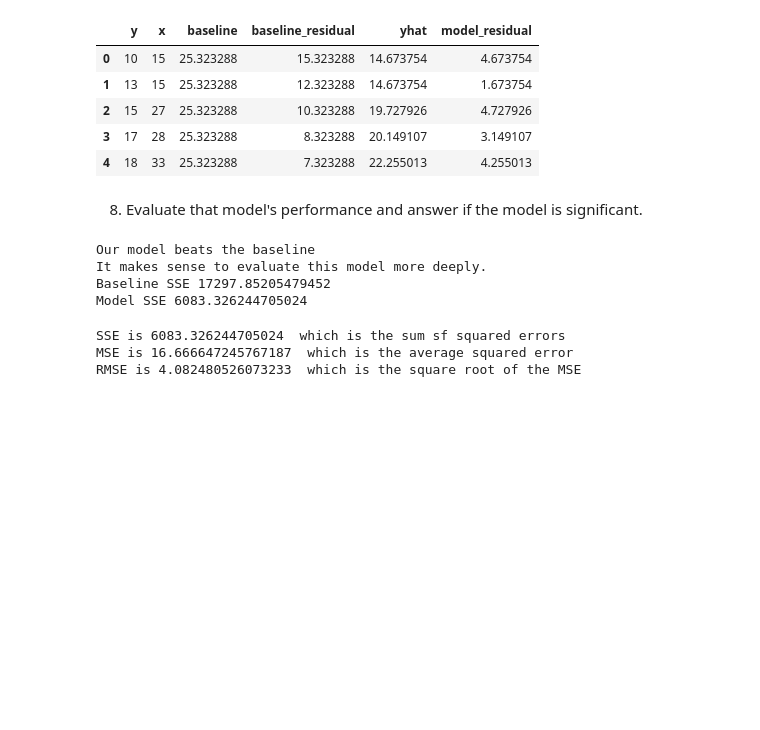
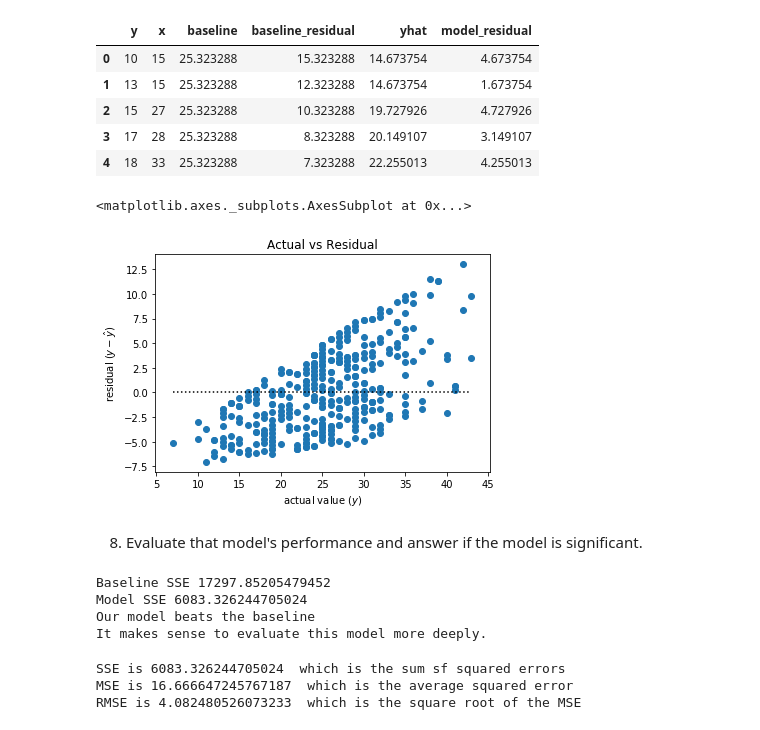
Before and after one commit to Brandon-Martinez27/regression-exercises, a Jupyter notebook: evaluate.ipynb, the cells around one changed output. Cells and saved outputs as stored; diff of their text form; code cells hidden in the pictures; blank space fills up the shorter version.

Commit message:
feature engineering notes, evaluate update

```diff
--- a/evaluate.ipynb
+++ b/evaluate.ipynb
@@ -93,25 +93,30 @@ evaluate.head()
 | 2 | 15 | 27 | 25.323288 | 10.323288 | 19.727926 | 4.727926 |
 | 3 | 17 | 28 | 25.323288 | 8.323288 | 20.149107 | 3.149107 |
 | 4 | 18 | 33 | 25.323288 | 7.323288 | 22.255013 | 4.255013 |
+# %%
+plot_residuals(evaluate.y, evaluate.yhat)
+# %% [output]
+<matplotlib.axes._subplots.AxesSubplot at 0x...>
+[figure, added]
 # %% [markdown]
 8. Evaluate that model's performance and answer if the model is significant.
 # %%
 baseline_sse = (evaluate.baseline_residual**2).sum()
 model_sse = (evaluate.model_residual**2).sum()
+
+print("Baseline SSE", baseline_sse)
+print("Model SSE", model_sse)
 
 if model_sse < baseline_sse:
     print("Our model beats the baseline")
     print("It makes sense to evaluate this model more deeply.")
 else:
     print("Our baseline is better than the model.")
-
-print("Baseline SSE", baseline_sse)
-print("Model SSE", model_sse)
 # %% [output]
+Baseline SSE 17297.85205479452
+Model SSE 6083.326244705024
 Our model beats the baseline
 It makes sense to evaluate this model more deeply.
-Baseline SSE 17297.85205479452
-Model SSE 6083.326244705024
 # %%
 from sklearn.metrics import mean_squared_error
 from math import sqrt
```
Also changed, not shown: parts of 10 cells of this notebook, 3 other files.
